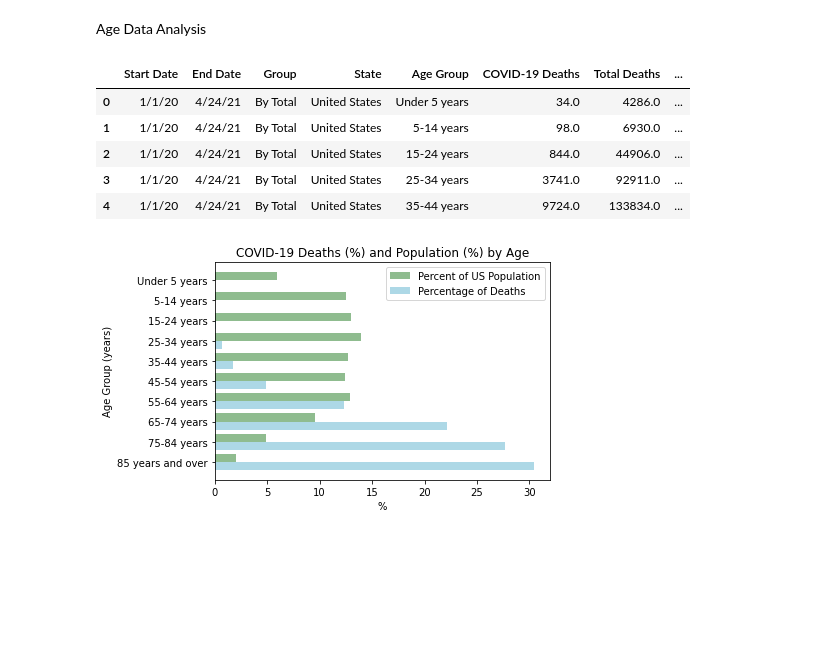
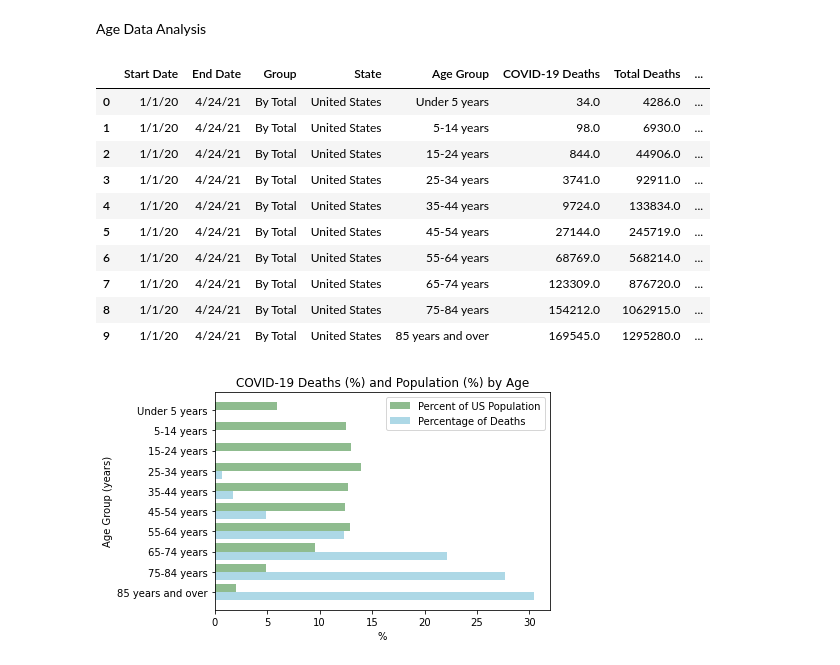
Before and after one commit to jenniecinelli/project_one, a Jupyter notebook: Folder4/Master.ipynb, the cells around one changed output. Cells and saved outputs as stored; diff of their text form; code cells hidden in the pictures; blank space fills up the shorter version.

```diff
--- a/Folder4/Master.ipynb
+++ b/Folder4/Master.ipynb
@@ -51,14 +54,20 @@ plt.show()
 Age Data Analysis
 # %%
 age_data = pd.read_csv("../Folder3/final-age-data.csv")
-age_data.head()
+us_byage_df = age_data.loc[age_data.State=="United States"][["Age Group","Population %"]]
+age_data
 # %% [output]
 |  | Start Date | End Date | Group | State | Age Group | COVID-19 Deaths | Total Deaths | ... |
 | 0 | 1/1/20 | 4/24/21 | By Total | United States | Under 5 years | 34.0 | 4286.0 | ... |
 | 1 | 1/1/20 | 4/24/21 | By Total | United States | 5-14 years | 98.0 | 6930.0 | ... |
 | 2 | 1/1/20 | 4/24/21 | By Total | United States | 15-24 years | 844.0 | 44906.0 | ... |
 | 3 | 1/1/20 | 4/24/21 | By Total | United States | 25-34 years | 3741.0 | 92911.0 | ... |
 | 4 | 1/1/20 | 4/24/21 | By Total | United States | 35-44 years | 9724.0 | 133834.0 | ... |
+| 5 | 1/1/20 | 4/24/21 | By Total | United States | 45-54 years | 27144.0 | 245719.0 | ... |
+| 6 | 1/1/20 | 4/24/21 | By Total | United States | 55-64 years | 68769.0 | 568214.0 | ... |
+| 7 | 1/1/20 | 4/24/21 | By Total | United States | 65-74 years | 123309.0 | 876720.0 | ... |
+| 8 | 1/1/20 | 4/24/21 | By Total | United States | 75-84 years | 154212.0 | 1062915.0 | ... |
+| 9 | 1/1/20 | 4/24/21 | By Total | United States | 85 years and over | 169545.0 | 1295280.0 | ... |
 # %%
 age_data = age_data.loc[age_data['Age Group']!='All Ages']
 # %%
```
Also changed, not shown: parts of 11 cells of this notebook, 2 other files.
